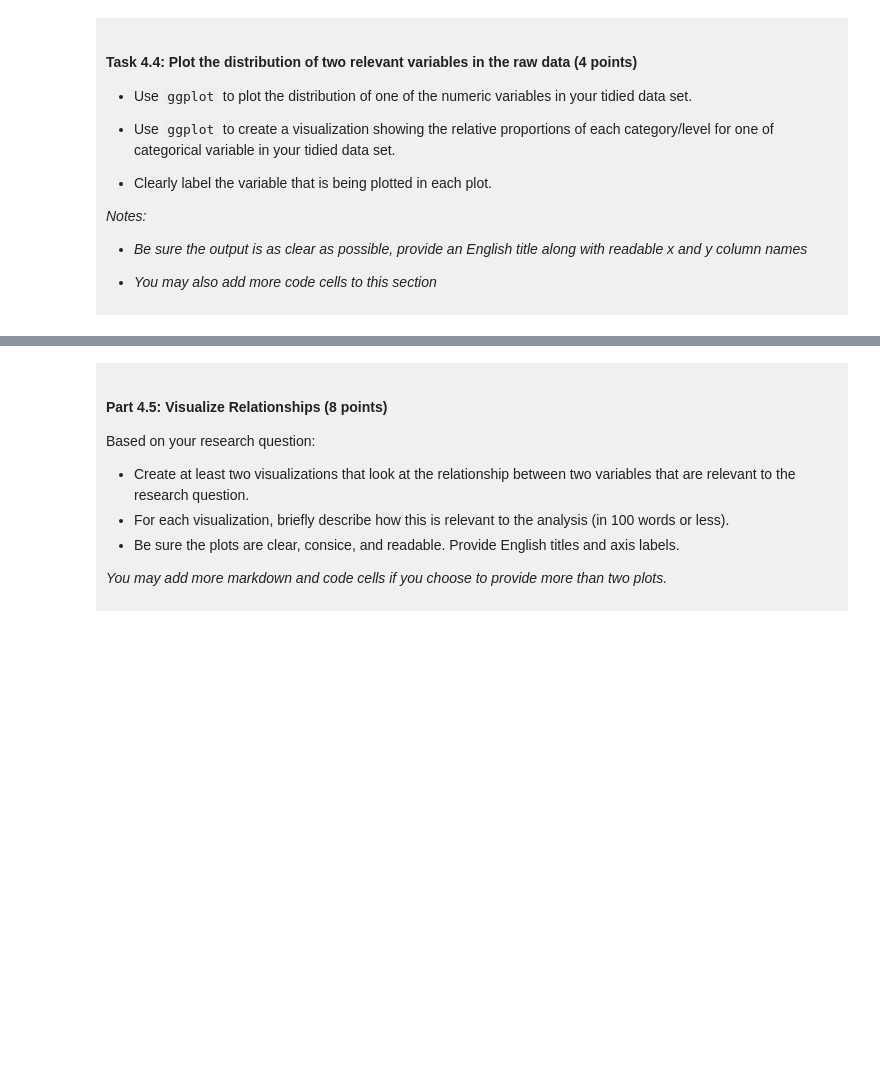
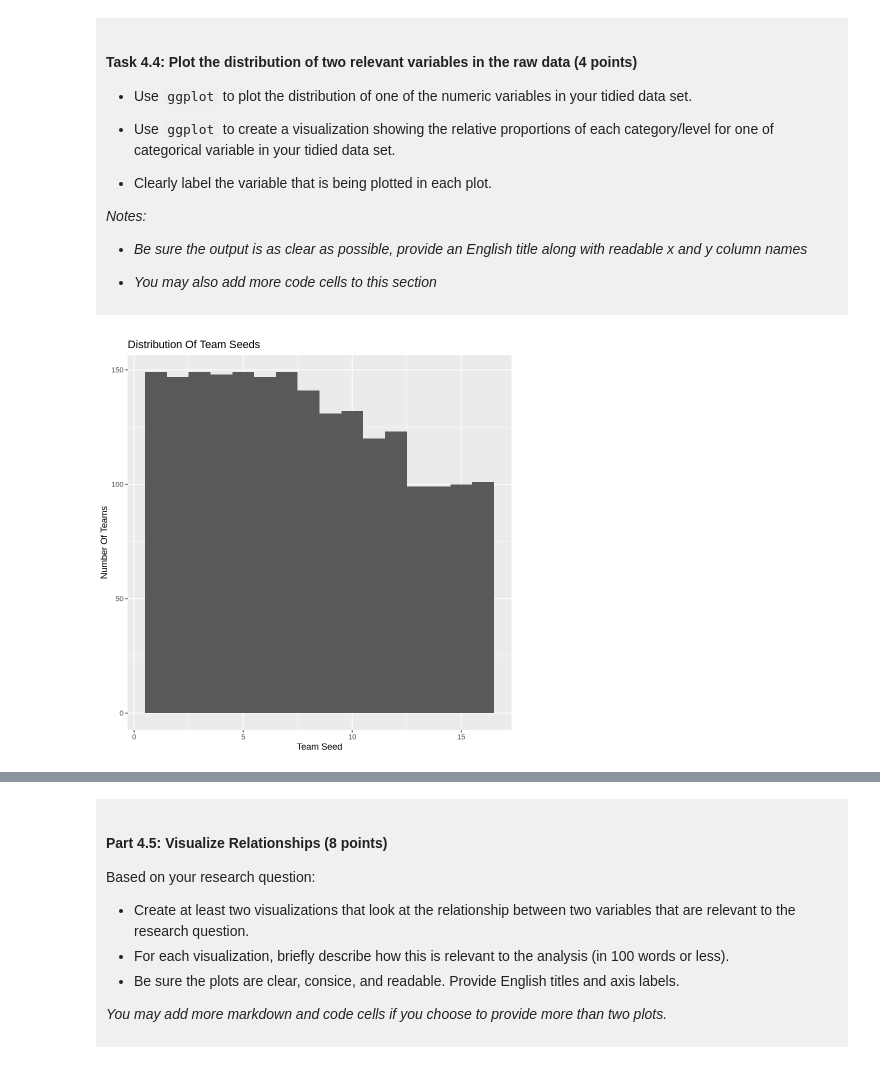
Before and after one commit to Owen7780/dsci-100-project-Owen-Xu, a Jupyter notebook: dsci-100-project-notebook.ipynb, the cells around one changed output, grey strips where cells are left out. Saved outputs shown, nothing was run; the diff lists cells and outputs as text; code cells hidden in the pictures; blank space fills up the shorter version.

```diff
--- a/dsci-100-project-notebook.ipynb
+++ b/dsci-100-project-notebook.ipynb
@@ -290,5 +317,12 @@ You will refine your research question (if needed) and produce a tidy data set.
 
 </div>
 # %%
-### EDIT THIS CODE CELL FOR PLOT 1 ###
+wmm_tidy |>
+ggplot(aes(x = seed)) +
+geom_histogram(binwidth = 1) +
+labs(title = "Distribution Of Team Seeds",
+    x = "Team Seed",
+    y = "Number Of Teams")
+# %% [output]
+[figure, added]
 # %%
```
Also changed, not shown: parts of 9 cells of this notebook.
